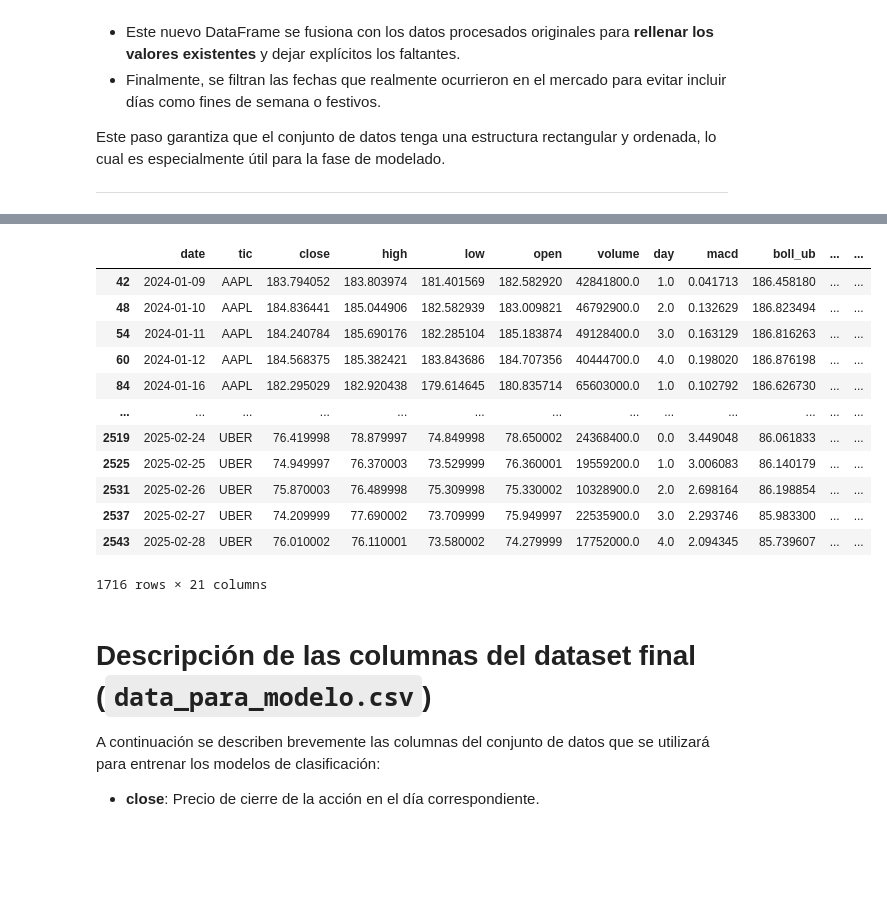
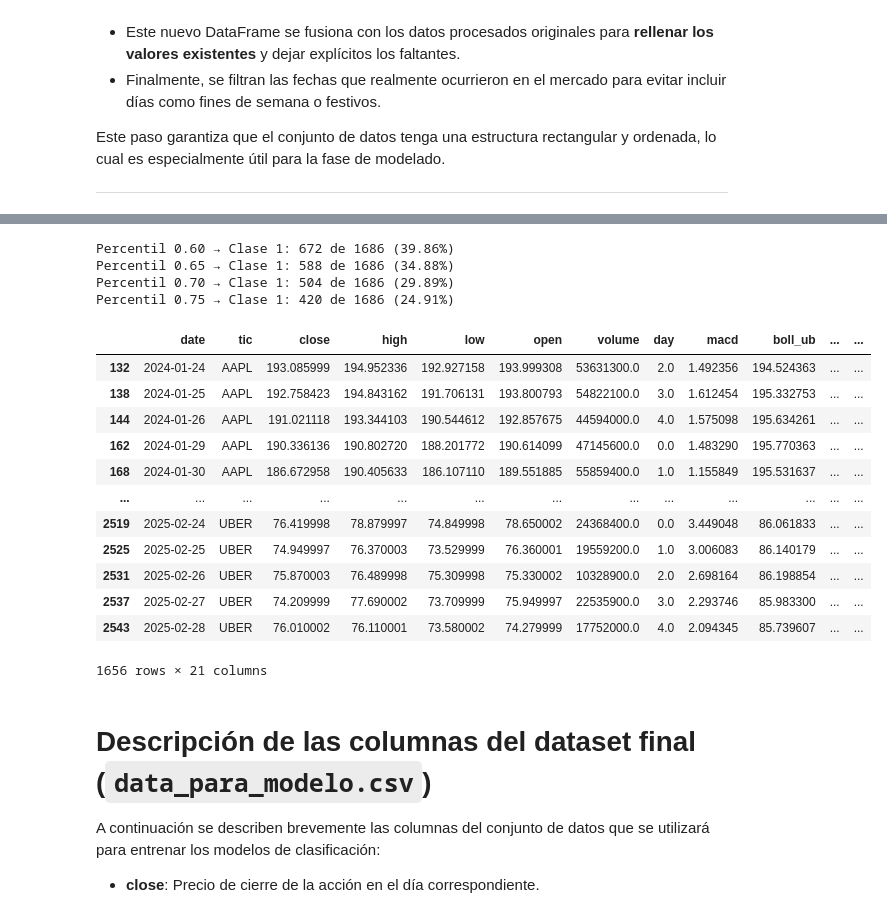
Before and after one commit to DanielRM23/Aprendizaje-Automatizado, a Jupyter notebook: ProyectoFinal /Proyecto_ML_version2.ipynb, the cells around one changed output, grey strips where cells are left out. Saved outputs shown, nothing was run; the diff lists cells and outputs as text; code cells hidden in the pictures; blank space fills up the shorter version.

```diff
--- a/ProyectoFinal /Proyecto_ML_version2.ipynb
+++ b/ProyectoFinal /Proyecto_ML_version2.ipynb
@@ -276,39 +257,51 @@ El percentil 75 es el valor por debajo del cual se encuentra el 75% de los datos
+# %%
+for p in [0.60, 0.65, 0.70, 0.75]:
+    df_temp = etiquetar_volatilidad(processed_full.copy(), percentil=p)
+    clase_1 = df_temp['volatilidad_alta'].sum()
+    total = len(df_temp)
+    proporcion = clase_1 / total
+    print(f"Percentil {p:.2f} → Clase 1: {clase_1} de {total} ({proporcion:.2%})")
+# %% [output]
+Percentil 0.60 → Clase 1: 672 de 1686 (39.86%)
+Percentil 0.65 → Clase 1: 588 de 1686 (34.88%)
+Percentil 0.70 → Clase 1: 504 de 1686 (29.89%)
+Percentil 0.75 → Clase 1: 420 de 1686 (24.91%)
 # %%
 # 1. Ordenamos por acción y fecha
 processed_full = processed_full.sort_values(['tic', 'date'])
 
 # 2. Calculamos el rendimiento diario por acción
 processed_full['return'] = processed_full.groupby('tic')['close'].pct_change()
 
 # 3. Calculamos la volatilidad como desviación estándar de 5 días sobre los rendimientos
 processed_full['volatility_5d'] = processed_full.groupby('tic')['return'].rolling(5).std().reset_index(0, drop=True)
 
 # 4. Etiquetamos los días con volatilidad alta (top 30% por acción usando percentil 70)
-def etiquetar_volatilidad(df, column='volatility_5d', percentil=0.65):
+def etiquetar_volatilidad(df, column='volatility_5d', percentil=0.70):
     umbrales = df.groupby('tic')[column].transform(lambda x: x.quantile(percentil))
     df['volatilidad_alta'] = (df[column] > umbrales).astype(int)
     return df
 
 processed_full = etiquetar_volatilidad(processed_full, percentil=0.70)
 
 # 5. Eliminamos filas con valores faltantes
 processed_full = processed_full.dropna()
 
 processed_full
 # %% [output]
 |  | date | tic | close | high | low | open | volume | day | macd | boll_ub | ... | ... |
-| 42 | 2024-01-09 | AAPL | 183.794052 | 183.803974 | 181.401569 | 182.582920 | 42841800.0 | 1.0 | 0.041713 | 186.458180 | ... | ... |
-| 48 | 2024-01-10 | AAPL | 184.836441 | 185.044906 | 182.582939 | 183.009821 | 46792900.0 | 2.0 | 0.132629 | 186.823494 | ... | ... |
-| 54 | 2024-01-11 | AAPL | 184.240784 | 185.690176 | 182.285104 | 185.183874 | 49128400.0 | 3.0 | 0.163129 | 186.816263 | ... | ... |
-| 60 | 2024-01-12 | AAPL | 184.568375 | 185.382421 | 183.843686 | 184.707356 | 40444700.0 | 4.0 | 0.198020 | 186.876198 | ... | ... |
-| 84 | 2024-01-16 | AAPL | 182.295029 | 182.920438 | 179.614645 | 180.835714 | 65603000.0 | 1.0 | 0.102792 | 186.626730 | ... | ... |
+| 132 | 2024-01-24 | AAPL | 193.085999 | 194.952336 | 192.927158 | 193.999308 | 53631300.0 | 2.0 | 1.492356 | 194.524363 | ... | ... |
+| 138 | 2024-01-25 | AAPL | 192.758423 | 194.843162 | 191.706131 | 193.800793 | 54822100.0 | 3.0 | 1.612454 | 195.332753 | ... | ... |
+| 144 | 2024-01-26 | AAPL | 191.021118 | 193.344103 | 190.544612 | 192.857675 | 44594000.0 | 4.0 | 1.575098 | 195.634261 | ... | ... |
+| 162 | 2024-01-29 | AAPL | 190.336136 | 190.802720 | 188.201772 | 190.614099 | 47145600.0 | 0.0 | 1.483290 | 195.770363 | ... | ... |
+| 168 | 2024-01-30 | AAPL | 186.672958 | 190.405633 | 186.107110 | 189.551885 | 55859400.0 | 1.0 | 1.155849 | 195.531637 | ... | ... |
 | ... | ... | ... | ... | ... | ... | ... | ... | ... | ... | ... | ... | ... |
 | 2519 | 2025-02-24 | UBER | 76.419998 | 78.879997 | 74.849998 | 78.650002 | 24368400.0 | 0.0 | 3.449048 | 86.061833 | ... | ... |
 | 2525 | 2025-02-25 | UBER | 74.949997 | 76.370003 | 73.529999 | 76.360001 | 19559200.0 | 1.0 | 3.006083 | 86.140179 | ... | ... |
 | 2531 | 2025-02-26 | UBER | 75.870003 | 76.489998 | 75.309998 | 75.330002 | 10328900.0 | 2.0 | 2.698164 | 86.198854 | ... | ... |
 | 2537 | 2025-02-27 | UBER | 74.209999 | 77.690002 | 73.709999 | 75.949997 | 22535900.0 | 3.0 | 2.293746 | 85.983300 | ... | ... |
 | 2543 | 2025-02-28 | UBER | 76.010002 | 76.110001 | 73.580002 | 74.279999 | 17752000.0 | 4.0 | 2.094345 | 85.739607 | ... | ... |
-1716 rows × 21 columns
+1656 rows × 21 columns
 # %% [markdown]
 # **Descripción de las columnas del dataset final (`data_para_modelo.csv`)**
 
```
Also changed, not shown: parts of 37 cells of this notebook.
